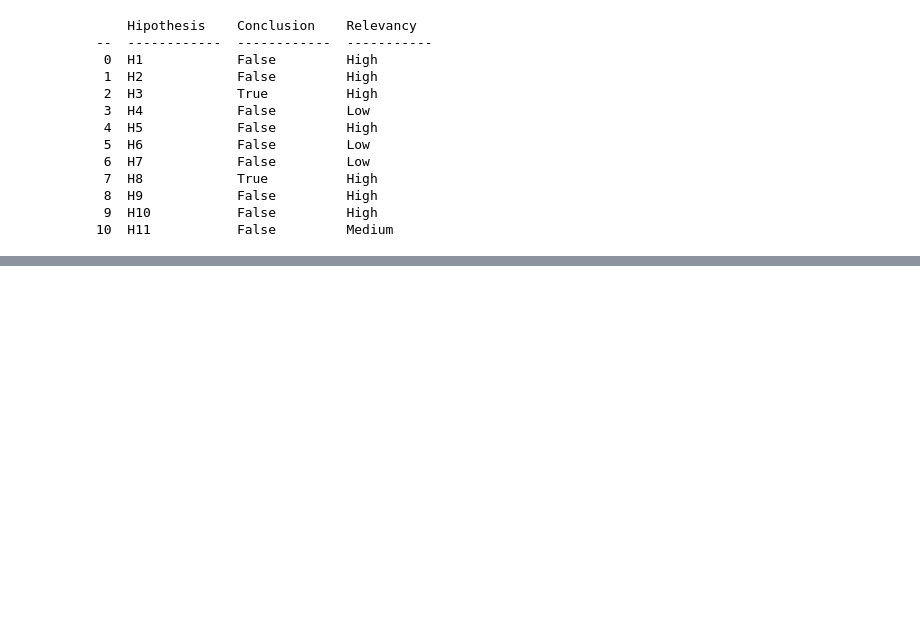
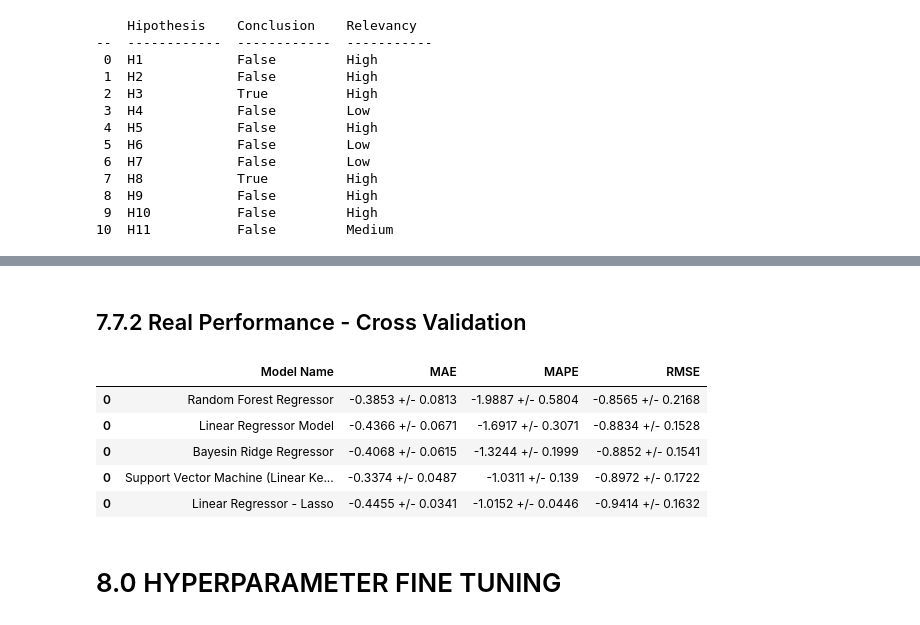
Before and after one commit to marcusbraggion/absenteeism_at_work, a Jupyter notebook: notebooks/absenteeism_at_work.ipynb, the cells around one changed output, grey strips where cells are left out. Cells and saved outputs as stored; diff of their text form; code cells hidden in the pictures; blank space fills up the shorter version.

```diff
--- a/notebooks/absenteeism_at_work.ipynb
+++ b/notebooks/absenteeism_at_work.ipynb
@@ -425,0 +617,3 @@ print( tabulate( tab, headers=headers, showindex="always"))
+# %%
+svm_cv = cross_validation('Support Vector Machine (Linear Kernel)', svm, cv=5)
+svm_cv
@@ -425,0 +640,3 @@ print( tabulate( tab, headers=headers, showindex="always"))
+# %%
+rf_cv = cross_validation('Random Forest Regressor', rf, cv=5)
+rf_cv
@@ -425,0 +660,14 @@ print( tabulate( tab, headers=headers, showindex="always"))
+# %% [markdown]
+##   7.7.2 Real Performance - Cross Validation
+# %%
+modelling_result_cv = pd.concat([lr_cv, lrr_cv, rf_cv, svm_cv, br_cv])
+modelling_result_cv.sort_values('RMSE', ascending= True)
+# %% [output]
+|  | Model Name | MAE | MAPE | RMSE |
+| 0 | Random Forest Regressor | -0.3853 +/- 0.0813 | -1.9887 +/- 0.5804 | -0.8565 +/- 0.2168 |
+| 0 | Linear Regressor Model | -0.4366 +/- 0.0671 | -1.6917 +/- 0.3071 | -0.8834 +/- 0.1528 |
+| 0 | Bayesin Ridge Regressor | -0.4068 +/- 0.0615 | -1.3244 +/- 0.1999 | -0.8852 +/- 0.1541 |
+| 0 | Support Vector Machine (Linear Ke... | -0.3374 +/- 0.0487 | -1.0311 +/- 0.139 | -0.8972 +/- 0.1722 |
+| 0 | Linear Regressor - Lasso | -0.4455 +/- 0.0341 | -1.0152 +/- 0.0446 | -0.9414 +/- 0.1632 |
+# %% [markdown]
+# 8.0 HYPERPARAMETER FINE TUNING
```
Also changed, not shown: parts of 44 cells of this notebook.
